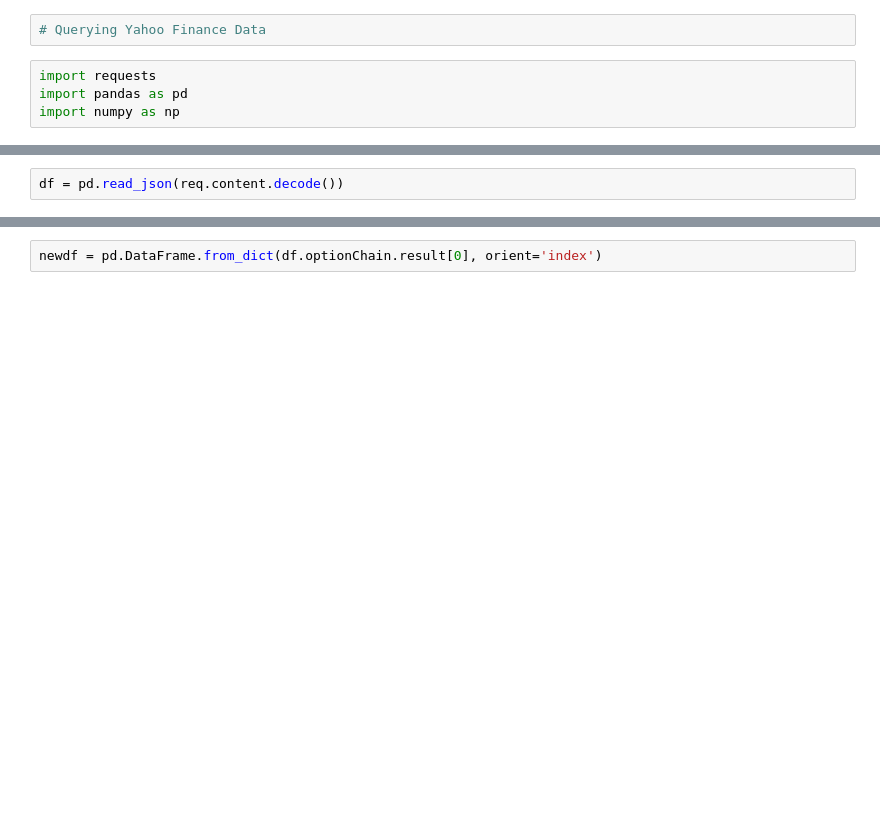
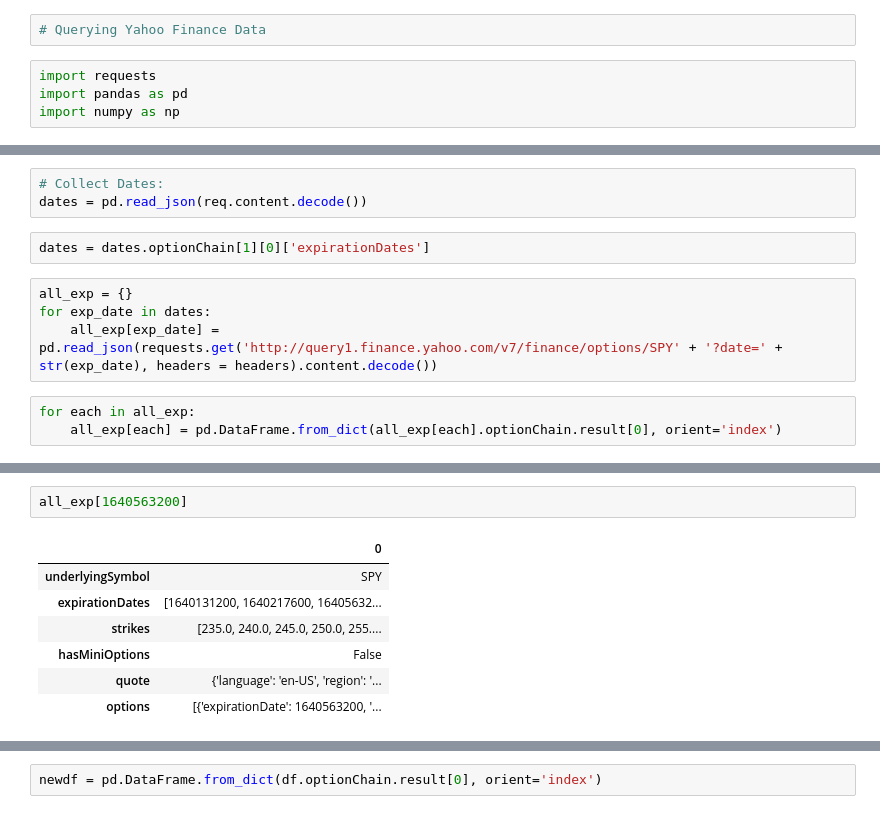
Before and after one commit to ilyakrasavin/geenie-options, a Jupyter notebook: VolatilitySurface/data.ipynb, the cells around one changed output, grey strips where cells are left out. Drawn from its saved outputs; the diff is of its cells as text; blank space fills up the shorter version.

Commit message:
Requests work, data unrecorded

```diff
--- a/VolatilitySurface/data.ipynb
+++ b/VolatilitySurface/data.ipynb
@@ -13,2 +18,12 @@ req.content.decode()
 # %%
-df = pd.read_json(req.content.decode())
+# Collect Dates:
+dates = pd.read_json(req.content.decode())
+# %%
+dates = dates.optionChain[1][0]['expirationDates']
+# %%
+all_exp = {}
+for exp_date in dates:
+    all_exp[exp_date] = pd.read_json(requests.get('http://query1.finance.yahoo.com/v7/finance/options/SPY' + '?date=' + str(exp_date), headers = headers).content.decode())
+# %%
+for each in all_exp:
+    all_exp[each] = pd.DataFrame.from_dict(all_exp[each].optionChain.result[0], orient='index')
@@ -14,0 +65,10 @@ df = pd.read_json(req.content.decode())
+# %%
+all_exp[1640563200]
+# %% [output]
+|  | 0 |
+| underlyingSymbol | SPY |
+| expirationDates | [1640131200, 1640217600, 16405632... |
+| strikes | [235.0, 240.0, 245.0, 250.0, 255.... |
+| hasMiniOptions | False |
+| quote | {'language': 'en-US', 'region': '... |
+| options | [{'expirationDate': 1640563200, '... |
```
Also changed, not shown: parts of 13 cells of this notebook, 2 other files.
